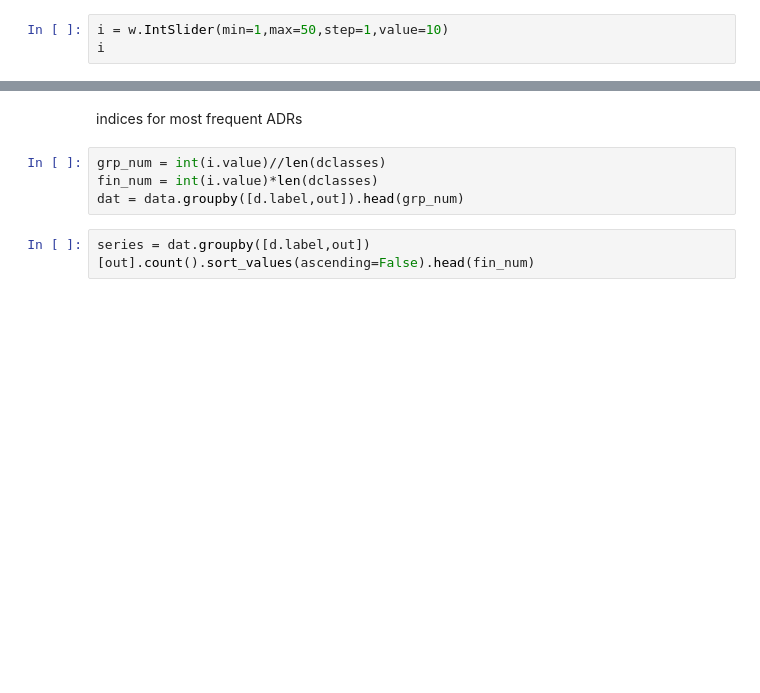
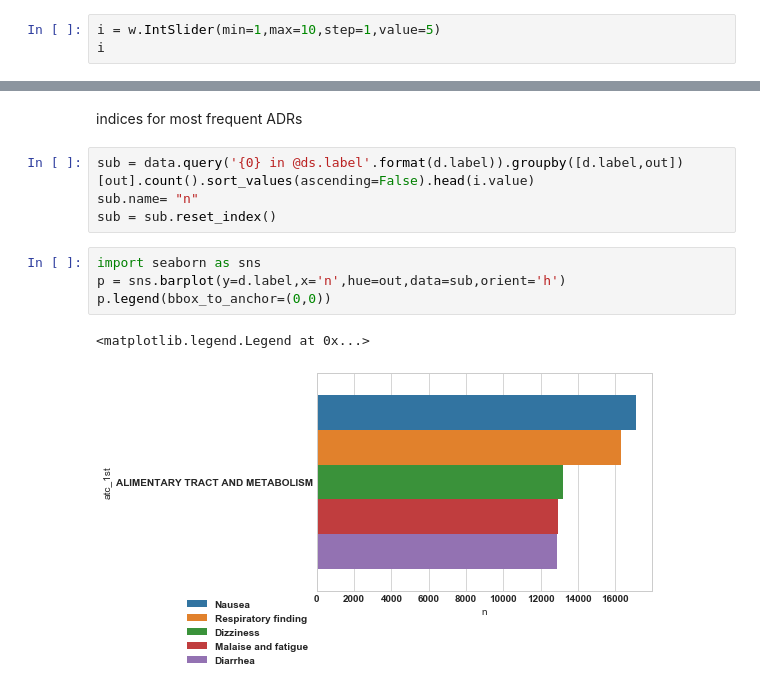
Before and after one commit to NCBI-Hackathons/SafeDrugs, a Jupyter notebook: sandbox/feature_drugs_and_outcomes.ipynb, the cells around one changed output, grey strips where cells are left out. Saved outputs shown, nothing was run; the diff lists cells and outputs as text; blank space fills up the shorter version.

```diff
--- a/sandbox/feature_drugs_and_outcomes.ipynb
+++ b/sandbox/feature_drugs_and_outcomes.ipynb
@@ -26,13 +45,18 @@ dclasses = freqXbyY(data,d.label,d.label).index.values
 # %%
-i = w.IntSlider(min=1,max=50,step=1,value=10)
+i = w.IntSlider(min=1,max=10,step=1,value=5)
 i
 # %% [output]
 [interactive output not drawn]
 # %% [markdown]
 indices for most frequent ADRs
-# %%
-grp_num = int(i.value)//len(dclasses)
-fin_num = int(i.value)*len(dclasses)
-dat = data.groupby([d.label,out]).head(grp_num)
 # %%
-series = dat.groupby([d.label,out])[out].count().sort_values(ascending=False).head(fin_num)
+sub = data.query('{0} in @ds.label'.format(d.label)).groupby([d.label,out])[out].count().sort_values(ascending=False).head(i.value)
+sub.name= "n"
+sub = sub.reset_index()
+# %%
+import seaborn as sns
+p = sns.barplot(y=d.label,x='n',hue=out,data=sub,orient='h')
+p.legend(bbox_to_anchor=(0,0))
+# %% [output]
+<matplotlib.legend.Legend at 0x...>
+[figure, added]
```
Also changed, not shown: parts of 19 cells of this notebook, 1 other file.
